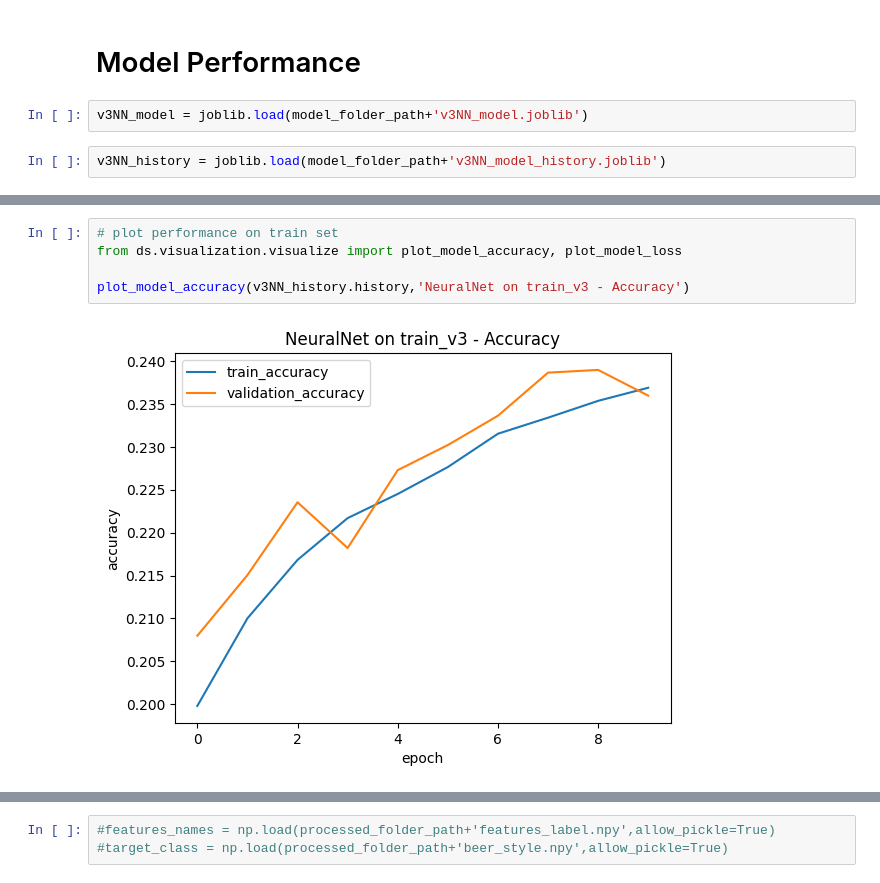
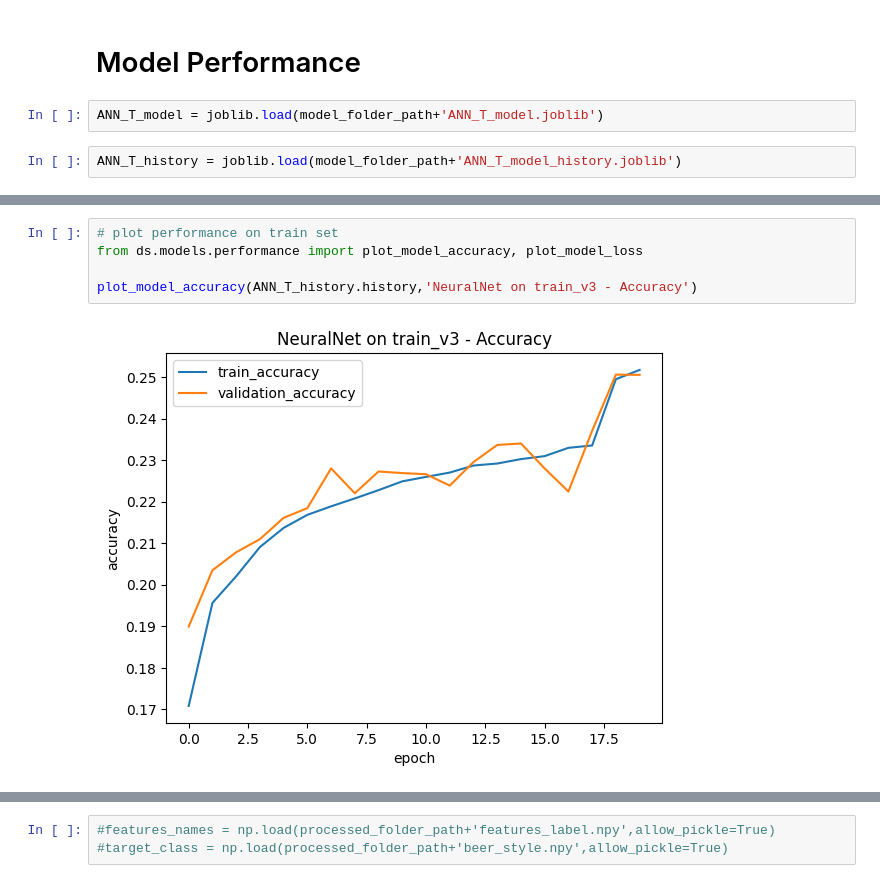
Before and after one commit to TINALIUTS2020/ADSI_AT2, a Jupyter notebook: notebooks/NNM_on_v3data_Tina.ipynb, the cells around one changed output, grey strips where cells are left out. Saved outputs shown, nothing was run; the diff lists cells and outputs as text.

Commit message:
Rerun-model for ANN w numeric impute by mean

```diff
--- a/notebooks/NNM_on_v3data_Tina.ipynb
+++ b/notebooks/NNM_on_v3data_Tina.ipynb
@@ -230,8 +242,8 @@ dump(v3NN_model.history, model_folder_path+'v3NN_model_history.joblib')
 # %% [markdown]
 # Model Performance
 # %%
-v3NN_model = joblib.load(model_folder_path+'v3NN_model.joblib')
+ANN_T_model = joblib.load(model_folder_path+'ANN_T_model.joblib')
 # %%
-v3NN_history = joblib.load(model_folder_path+'v3NN_model_history.joblib')
+ANN_T_history = joblib.load(model_folder_path+'ANN_T_model_history.joblib')
 # %%
 # Model Summary after model.save
@@ -262,8 +278,8 @@ plot_model_learningcurve(v3NN_history.history,'NeuralNet on train_v3 - Learning
 # %%
 # plot performance on train set
-from ds.visualization.visualize import plot_model_accuracy, plot_model_loss
+from ds.models.performance import plot_model_accuracy, plot_model_loss
 
-plot_model_accuracy(v3NN_history.history,'NeuralNet on train_v3 - Accuracy')
+plot_model_accuracy(ANN_T_history.history,'NeuralNet on train_v3 - Accuracy')
 # %% [output]
-[figure, old version]
+[figure, new version]
 # %%
```
Also changed, not shown: parts of 27 cells of this notebook, 3 other files.
